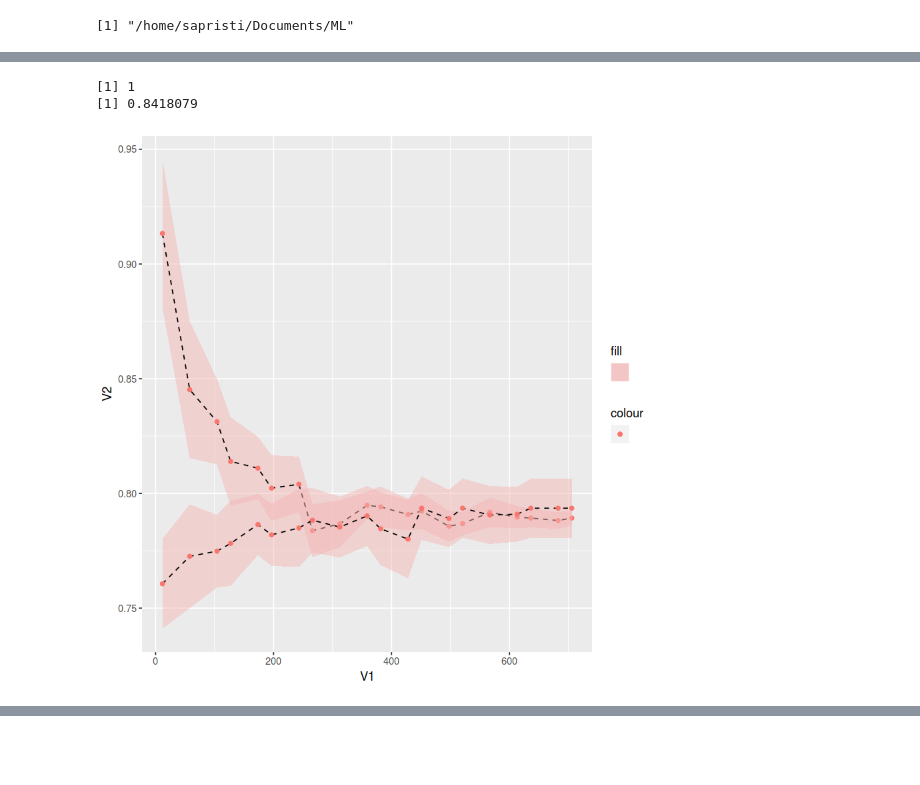
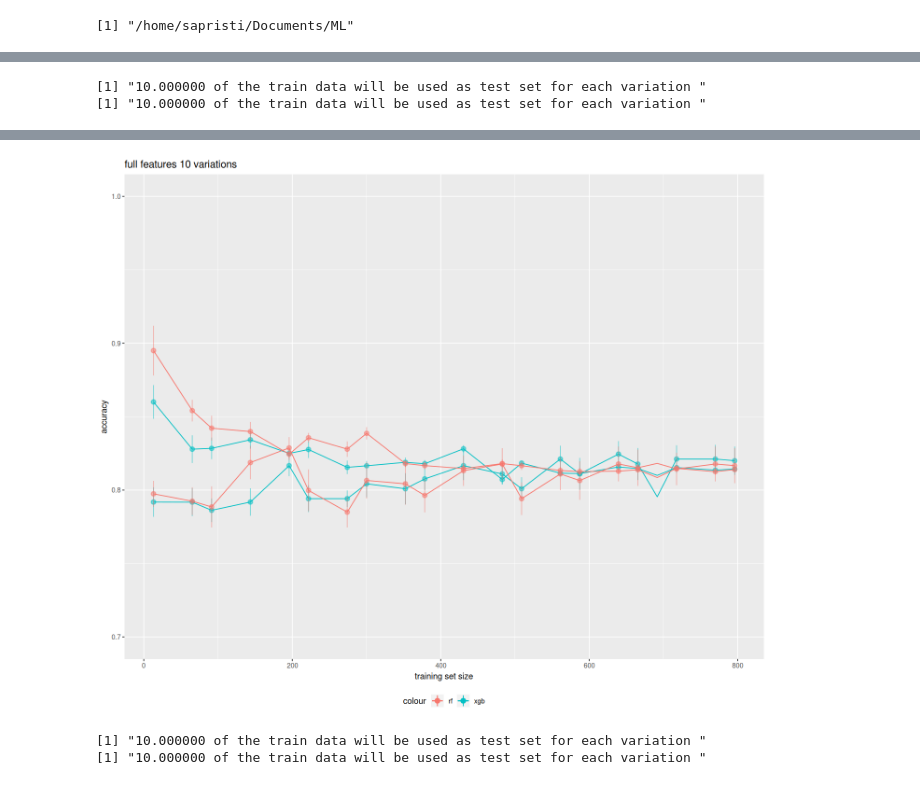
Before and after one commit to sapristi/ML, a Jupyter notebook: experiments/titanic_challenge/predictions_new.ipynb, the cells around one changed output, grey strips where cells are left out. Saved outputs shown, nothing was run; the diff lists cells and outputs as text; code cells hidden in the pictures; blank space fills up the shorter version.

Commit message:
learning curves

```diff
--- a/experiments/titanic_challenge/predictions_new.ipynb
+++ b/experiments/titanic_challenge/predictions_new.ipynb
@@ -44,19 +65,35 @@ make_learning_curves <- function(model_funs, predict_funs, train, test, target,
 # %%
 
 
-svm.linear.model_fun  <- function(formula, train) {
-  return(svm(as.formula(formula),
+svm.linear.model_fun  <- function(train, target, features) {
+    formula <- paste(target, paste(features, collapse = "+"), sep="~")
+    return(svm(as.formula(formula),
              data = train, kernel="linear", cost=50, coef0=1,
              type="C-classification"))
 }
 
-svm.poly.model_fun  <- function(formula, train) {
-  return(svm(as.formula(formula),
+svm.poly.model_fun  <- function(train, target, features) {
+    formula <- paste(target, paste(features, collapse = "+"), sep="~")
+    return(svm(as.formula(formula),
              data = train, kernel="polynomial", degree=3, cost=50, coef0=1,
              type="C-classification"))
 }
 
-rf.model_fun <- function(formula, train) {
-  randomForest(as.formula(formula),
+rf.model_fun <- function(train, target, features) {
+    formula <- paste(target, paste(features, collapse = "+"), sep="~")
+    randomForest(as.formula(formula),
                data = train, na.action = na.roughfix)
 }
+
+xgb.model_fun <- function(train, target, features) {
+  train.data <-  data.matrix(train[,  features])
+#  print(summary(as.numeric(train[[target]])-1))
+    label = as.numeric(train[[target]])-1
+  xgboost(data = train.data, label = label, nrounds = 50, verbose = 0,
+          objective = "binary:logistic",eval.metric = "logloss")
+}
+
+xgb.predict_fun  <- function(model, data, target, features) {
+  test.data <-  data.matrix(data[,  features])
+  learning_curve$discretize(predict(model, as.matrix(test.data)))
+  }
@@ -74,10 +100,20 @@ print(p)
-# %%
-features <- c("Pclass", "Title", "Fare.log", "Age.simple")
-
-p <- learning_curve$plot.advanced(train, test=0.2, target="SurvivedF", features = features,
-                             model_fun = svm.linear.model_fun, steps = 20, variations = 15)
-print(p)
-# %% [output]
-[1] 1
-[1] 0.8418079
-[figure, removed]
+# %%
+
+source(file="experiments/learning_curve/learning_curve.R")
+features <- c("Pclass","Fare.log", "Age.simple", "Sex")
+
+#model_funs <- list(svm.linear = svm.linear.model_fun, svm.poly = svm.poly.model_fun, rf = rf.model_fun, xgb = xgb.model_fun)
+model_funs <- list( xgb = xgb.model_fun, rf = rf.model_fun)
+
+predict_funs <- list(xgb = xgb.predict_fun)
+
+p <- make_learning_curves(model_funs, predict_funs=predict_funs, train=train, test=0.1, target="Survived",  features=features,
+                          steps=20, variations = 10, title = "full features")
+# %% [output]
+[1] "10.000000 of the train data will be used as test set for each variation "
+[1] "10.000000 of the train data will be used as test set for each variation "
+# %%
+options(repr.plot.height= 10,repr.plot.width= 12)
+p <-learning_curve$make_decor(p, ymin=0.7)
+print(p)
+# %% [output]
@@ -83,0 +131,15 @@ print(p)
+[figure, added]
+# %%
+train$Pclass <-as.factor(train$Pclass)
+features <- c("Pclass","Fare.log", "Age.simple", "Sex")
+
+#model_funs <- list(svm.linear = svm.linear.model_fun, svm.poly = svm.poly.model_fun, rf = rf.model_fun, xgb = xgb.model_fun)
+model_funs <- list( xgb = xgb.model_fun, rf = rf.model_fun)
+
+predict_funs <- list(xgb = xgb.predict_fun)
+
+p <- make_learning_curves(model_funs, predict_funs=predict_funs, train=train, test=0.1, target="Survived",  features=features,
+                          steps=20, variations = 10, title = "full features")
+# %% [output]
+[1] "10.000000 of the train data will be used as test set for each variation "
+[1] "10.000000 of the train data will be used as test set for each variation "
```
Also changed, not shown: parts of 15 cells of this notebook, 2 other files.
